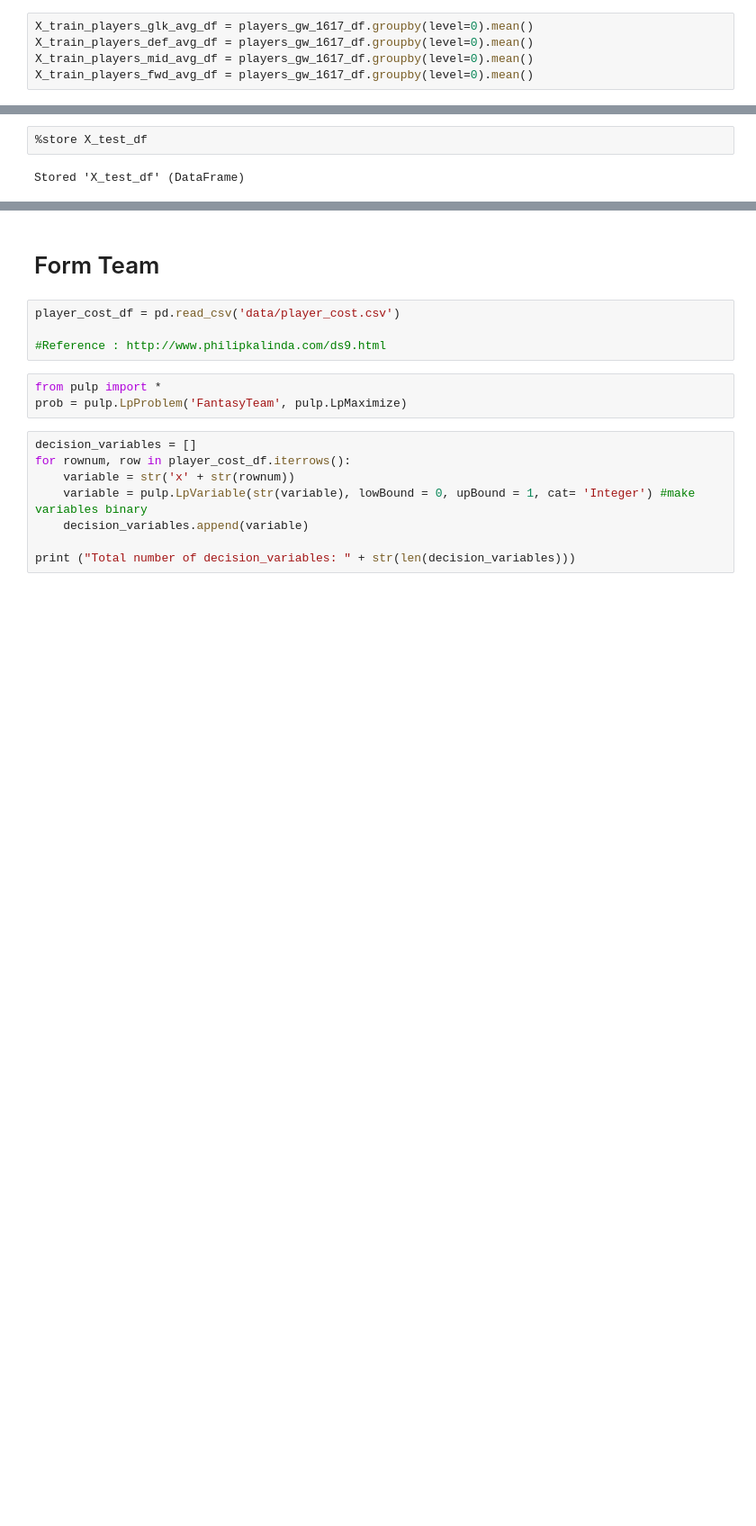
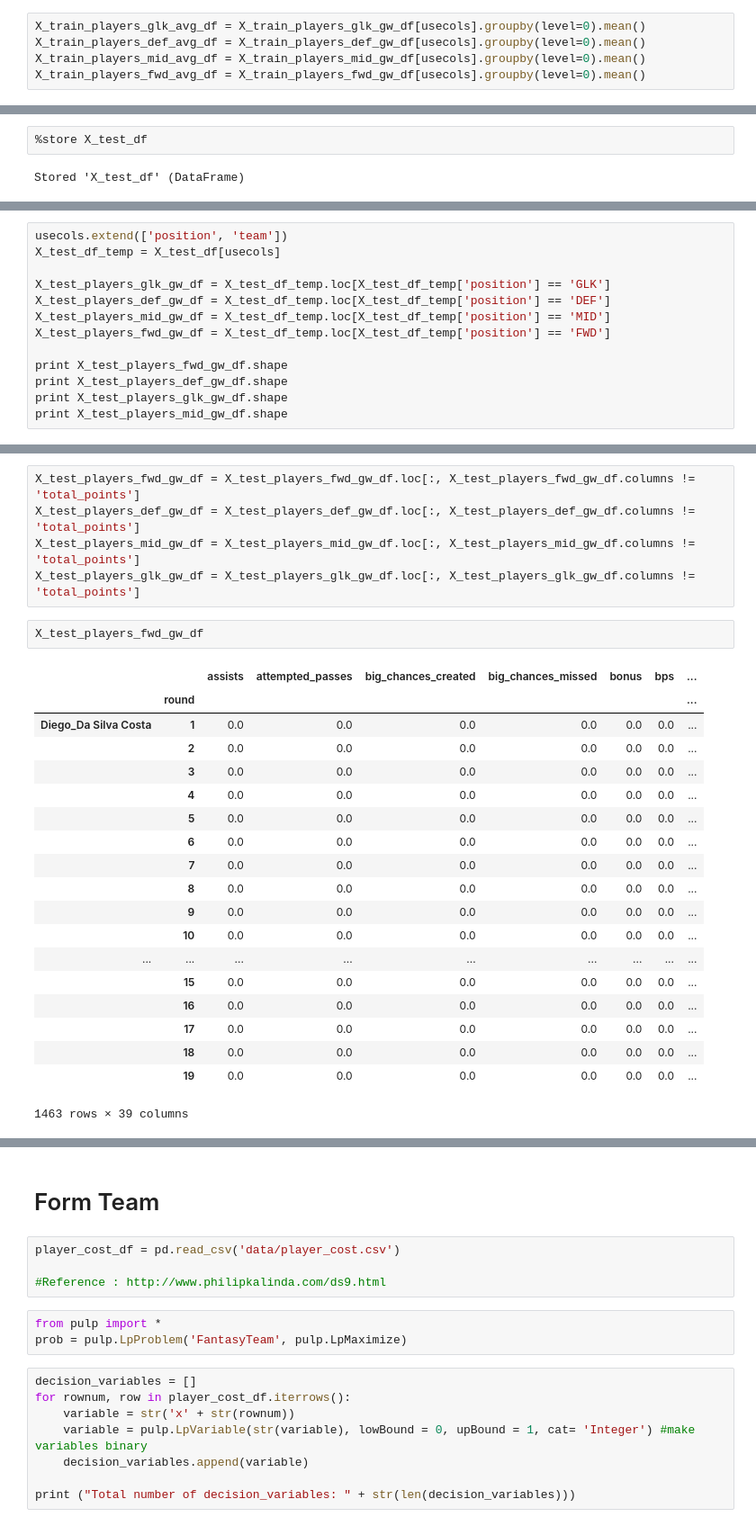
Before and after one commit to rivaldo4t/RecommendationOnFantasyLeague-ROFL, a Jupyter notebook: dataScrape_SB1.ipynb, the cells around one changed output, grey strips where cells are left out. Shown at 90% size. Saved outputs shown, nothing was run; the diff lists cells and outputs as text; blank space fills up the shorter version.

```diff
--- a/dataScrape_SB1.ipynb
+++ b/dataScrape_SB1.ipynb
@@ -655,7 +684,7 @@ X_train_players_def_gw_df = players_gw_1617_df.loc[players_gw_1617_df['position'
 X_train_players_mid_gw_df = players_gw_1617_df.loc[players_gw_1617_df['position'] == 'MID']
 X_train_players_fwd_gw_df = players_gw_1617_df.loc[players_gw_1617_df['position'] == 'FWD']
 # %%
-X_train_players_glk_avg_df = players_gw_1617_df.groupby(level=0).mean()
-X_train_players_def_avg_df = players_gw_1617_df.groupby(level=0).mean()
-X_train_players_mid_avg_df = players_gw_1617_df.groupby(level=0).mean()
-X_train_players_fwd_avg_df = players_gw_1617_df.groupby(level=0).mean()
+X_train_players_glk_avg_df = X_train_players_glk_gw_df[usecols].groupby(level=0).mean()
+X_train_players_def_avg_df = X_train_players_def_gw_df[usecols].groupby(level=0).mean()
+X_train_players_mid_avg_df = X_train_players_mid_gw_df[usecols].groupby(level=0).mean()
+X_train_players_fwd_avg_df = X_train_players_fwd_gw_df[usecols].groupby(level=0).mean()
@@ -765,0 +848,13 @@ Jeff_Hendrick      1                 2
+# %%
+usecols.extend(['position', 'team'])
+X_test_df_temp = X_test_df[usecols]
+
+X_test_players_glk_gw_df = X_test_df_temp.loc[X_test_df_temp['position'] == 'GLK']
+X_test_players_def_gw_df = X_test_df_temp.loc[X_test_df_temp['position'] == 'DEF']
+X_test_players_mid_gw_df = X_test_df_temp.loc[X_test_df_temp['position'] == 'MID']
+X_test_players_fwd_gw_df = X_test_df_temp.loc[X_test_df_temp['position'] == 'FWD']
+
+print X_test_players_fwd_gw_df.shape
+print X_test_players_def_gw_df.shape
+print X_test_players_glk_gw_df.shape
+print X_test_players_mid_gw_df.shape
@@ -765,0 +950,27 @@ Jeff_Hendrick      1                 2
+# %%
+X_test_players_fwd_gw_df = X_test_players_fwd_gw_df.loc[:, X_test_players_fwd_gw_df.columns != 'total_points']
+X_test_players_def_gw_df = X_test_players_def_gw_df.loc[:, X_test_players_def_gw_df.columns != 'total_points']
+X_test_players_mid_gw_df = X_test_players_mid_gw_df.loc[:, X_test_players_mid_gw_df.columns != 'total_points']
+X_test_players_glk_gw_df = X_test_players_glk_gw_df.loc[:, X_test_players_glk_gw_df.columns != 'total_points']
+# %%
+X_test_players_fwd_gw_df
+# %% [output]
+|  |  | assists | attempted_passes | big_chances_created | big_chances_missed | bonus | bps | ... |
+|  | round |  |  |  |  |  |  | ... |
+| Diego_Da Silva Costa | 1 | 0.0 | 0.0 | 0.0 | 0.0 | 0.0 | 0.0 | ... |
+|  | 2 | 0.0 | 0.0 | 0.0 | 0.0 | 0.0 | 0.0 | ... |
+|  | 3 | 0.0 | 0.0 | 0.0 | 0.0 | 0.0 | 0.0 | ... |
+|  | 4 | 0.0 | 0.0 | 0.0 | 0.0 | 0.0 | 0.0 | ... |
+|  | 5 | 0.0 | 0.0 | 0.0 | 0.0 | 0.0 | 0.0 | ... |
+|  | 6 | 0.0 | 0.0 | 0.0 | 0.0 | 0.0 | 0.0 | ... |
+|  | 7 | 0.0 | 0.0 | 0.0 | 0.0 | 0.0 | 0.0 | ... |
+|  | 8 | 0.0 | 0.0 | 0.0 | 0.0 | 0.0 | 0.0 | ... |
+|  | 9 | 0.0 | 0.0 | 0.0 | 0.0 | 0.0 | 0.0 | ... |
+|  | 10 | 0.0 | 0.0 | 0.0 | 0.0 | 0.0 | 0.0 | ... |
+| ... | ... | ... | ... | ... | ... | ... | ... | ... |
+|  | 15 | 0.0 | 0.0 | 0.0 | 0.0 | 0.0 | 0.0 | ... |
+|  | 16 | 0.0 | 0.0 | 0.0 | 0.0 | 0.0 | 0.0 | ... |
+|  | 17 | 0.0 | 0.0 | 0.0 | 0.0 | 0.0 | 0.0 | ... |
+|  | 18 | 0.0 | 0.0 | 0.0 | 0.0 | 0.0 | 0.0 | ... |
+|  | 19 | 0.0 | 0.0 | 0.0 | 0.0 | 0.0 | 0.0 | ... |
+1463 rows × 39 columns
```
Also changed, not shown: parts of 41 cells of this notebook, 1 other file.
